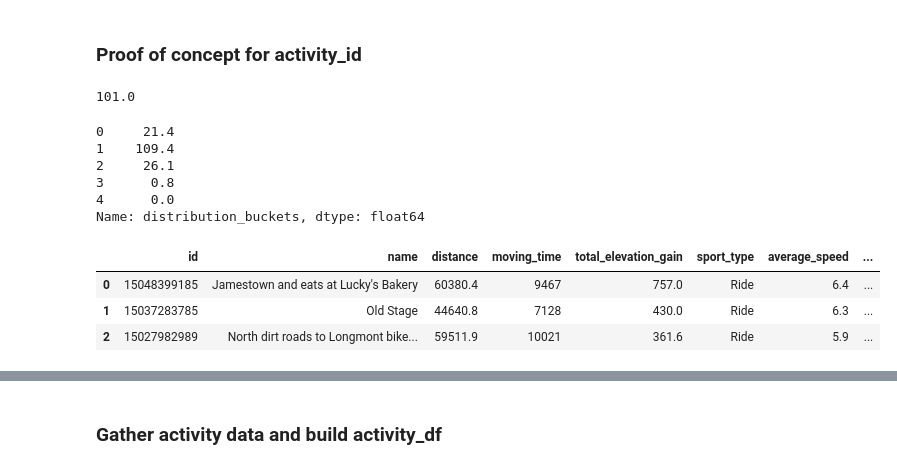
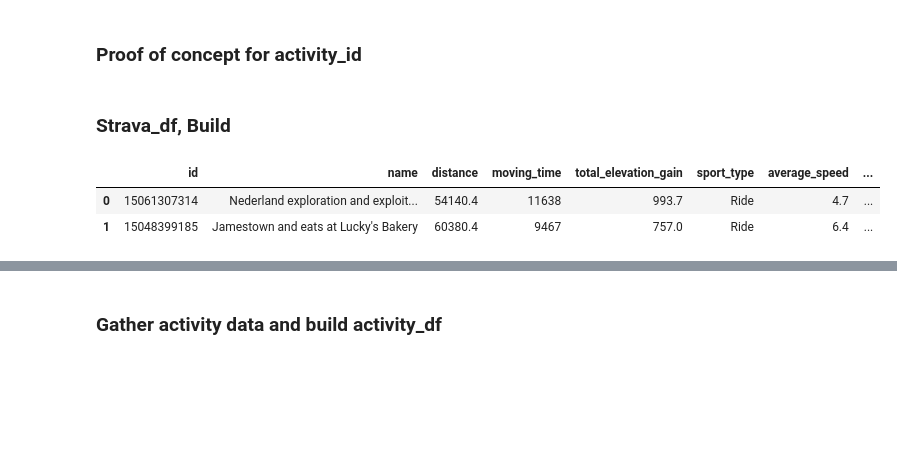
Before and after one commit to edterrell/healthy_heart, a Jupyter notebook: strava_API.ipynb, the cells around one changed output, grey strips where cells are left out. Drawn from its saved outputs; the diff is of its cells as text; code cells hidden in the pictures; blank space fills up the shorter version.

```diff
--- a/strava_API.ipynb
+++ b/strava_API.ipynb
@@ -119,32 +108,27 @@ else:
     print(response.text)
 
 zone_series  = pd.DataFrame(zones[0]).iloc[:,1]
-zone_series
 
 suffer_score = pd.DataFrame(zones[0]).iloc[0,0]
 print(suffer_score)
 time_in_zones = zone_series.apply(lambda z: z['time']/60)
 time_in_zones
-# %% [output]
-101.0
-0     21.4
-1    109.4
-2     26.1
-3      0.8
-4      0.0
-Name: distribution_buckets, dtype: float64
+# %% [markdown]
+### Strava_df, Build
 # %%
 # Build out strava_df with only the necessary columns
 strava_df = pd.DataFrame(activities)
 cols_needed = ['id','name', 'distance', 'moving_time','total_elevation_gain', 'sport_type',
           'average_speed', 'average_heartrate','max_heartrate', 'suffer_score','start_date']
 strava_df = strava_df.loc[:,cols_needed]
-strava_df.head(3)
+
+strava_df = strava_df.dropna(subset=['average_heartrate'])
+
+strava_df.head(2)
 # %% [output]
 |  | id | name | distance | moving_time | total_elevation_gain | sport_type | average_speed | ... |
-| 0 | 15048399185 | Jamestown and eats at Lucky's Bakery | 60380.4 | 9467 | 757.0 | Ride | 6.4 | ... |
-| 1 | 15037283785 | Old Stage | 44640.8 | 7128 | 430.0 | Ride | 6.3 | ... |
-| 2 | 15027982989 | North dirt roads to Longmont bike... | 59511.9 | 10021 | 361.6 | Ride | 5.9 | ... |
+| 0 | 15061307314 | Nederland exploration and exploit... | 54140.4 | 11638 | 993.7 | Ride | 4.7 | ... |
+| 1 | 15048399185 | Jamestown and eats at Lucky's Bakery | 60380.4 | 9467 | 757.0 | Ride | 6.4 | ... |
 # %%
 def cleanup (strava_df):
     """
```
Also changed, not shown: parts of 17 cells of this notebook, 3 other files.
